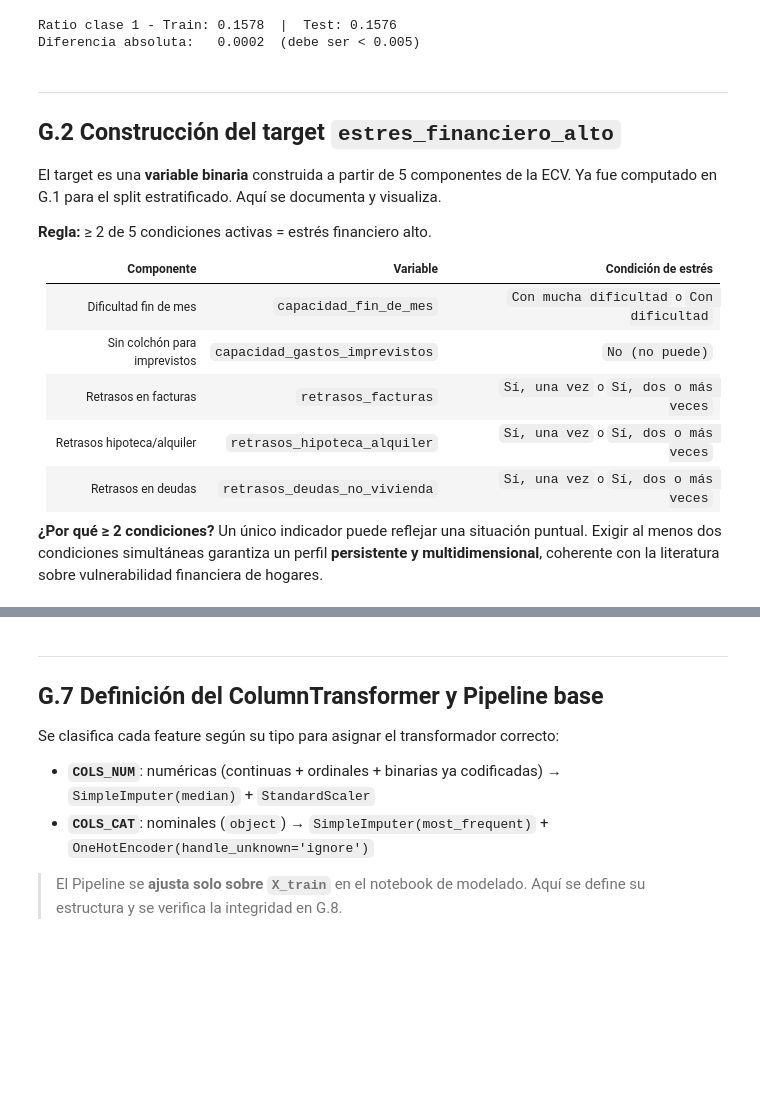
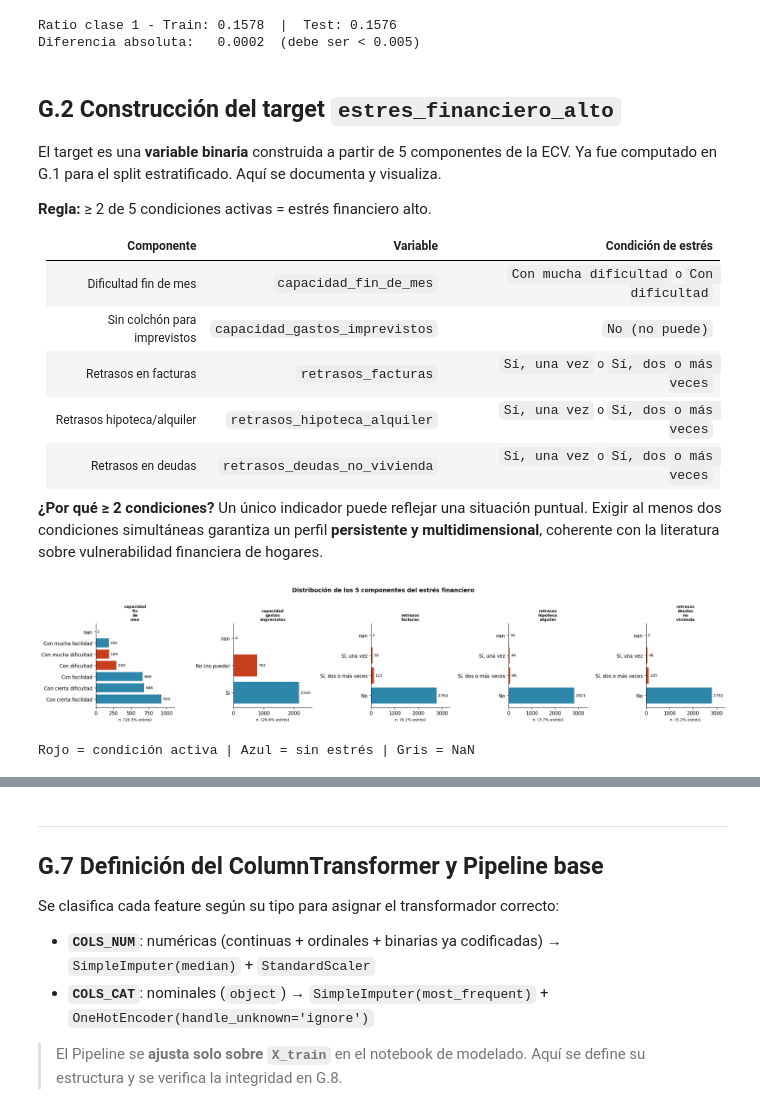
Before and after one commit to somm14/tfm_project, a Jupyter notebook: src/03_gold_layer.ipynb, the cells around one changed output, grey strips where cells are left out. Saved outputs shown, nothing was run; the diff lists cells and outputs as text; code cells hidden in the pictures; blank space fills up the shorter version.

```diff
--- a/src/03_gold_layer.ipynb
+++ b/src/03_gold_layer.ipynb
@@ -149,8 +149,7 @@ distribucion_target(y_train, y_test)
 Ratio clase 1 - Train: 0.1578  |  Test: 0.1576
 Diferencia absoluta:   0.0002  (debe ser < 0.005)
 # %% [markdown]
----
-## G.2 Construcción del target `estres_financiero_alto`
+## G.2 **Construcción del target `estres_financiero_alto`**
 
 El target es una **variable binaria** construida a partir de 5 componentes de la ECV.
 Ya fue computado en G.1 para el split estratificado. Aquí se documenta y visualiza.
@@ -197 +170,7 @@ print('Rojo = condición activa | Azul = sin estrés | Gris = NaN')
+# %%
+# Distribución individual de los 5 componentes (sobre el total Silver)
+dis_components_target(df, COMPONENTES_ESTRES)
+# %% [output]
+[figure, added]
+Rojo = condición activa | Azul = sin estrés | Gris = NaN
 # %%
```
Also changed, not shown: parts of 21 cells of this notebook, 1 other file.
